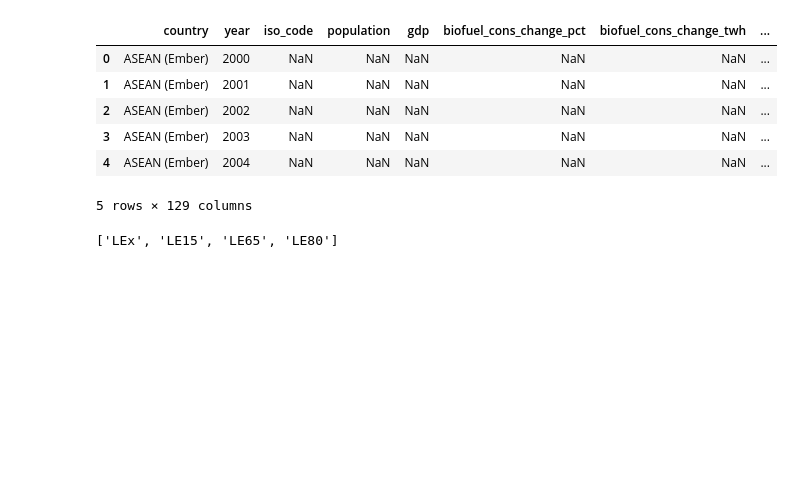
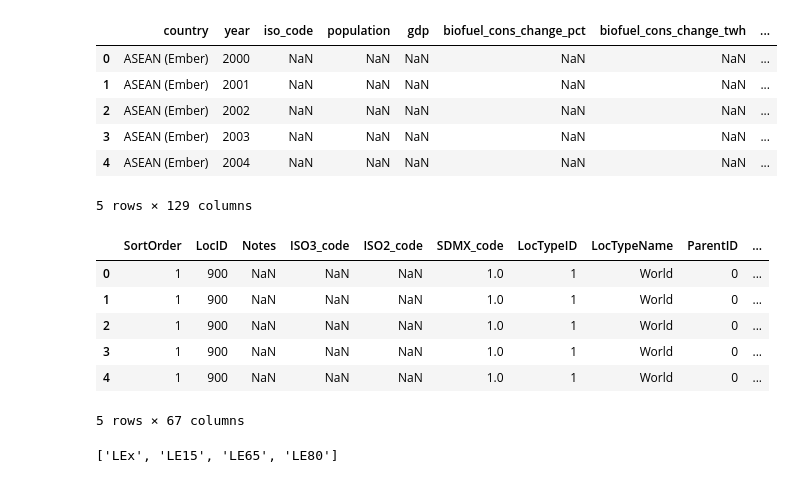
Before and after one commit to Faith-Hall/Group-Project-1, a Jupyter notebook: energy-data-1.ipynb, the cells around one changed output. Drawn from its saved outputs; the diff is of its cells as text; code cells hidden in the pictures; blank space fills up the shorter version.

```diff
--- a/energy-data-1.ipynb
+++ b/energy-data-1.ipynb
@@ -18,5 +18,14 @@ energy_df.head()
 5 rows × 129 columns
 # %%
 LE = Path("Resources/WPP2022_Demographic_Indicators_Medium.csv")
-LE_df = pd.read_csv(Demo_path)
+LE_df = pd.read_csv(LE)
+LE_df.head()
+# %% [output]
+|  | SortOrder | LocID | Notes | ISO3_code | ISO2_code | SDMX_code | LocTypeID | LocTypeName | ParentID | ... |
+| 0 | 1 | 900 | NaN | NaN | NaN | 1.0 | 1 | World | 0 | ... |
+| 1 | 1 | 900 | NaN | NaN | NaN | 1.0 | 1 | World | 0 | ... |
+| 2 | 1 | 900 | NaN | NaN | NaN | 1.0 | 1 | World | 0 | ... |
+| 3 | 1 | 900 | NaN | NaN | NaN | 1.0 | 1 | World | 0 | ... |
+| 4 | 1 | 900 | NaN | NaN | NaN | 1.0 | 1 | World | 0 | ... |
+5 rows × 67 columns
 # %%
```
Also changed, not shown: parts of 1 cell of this notebook.
